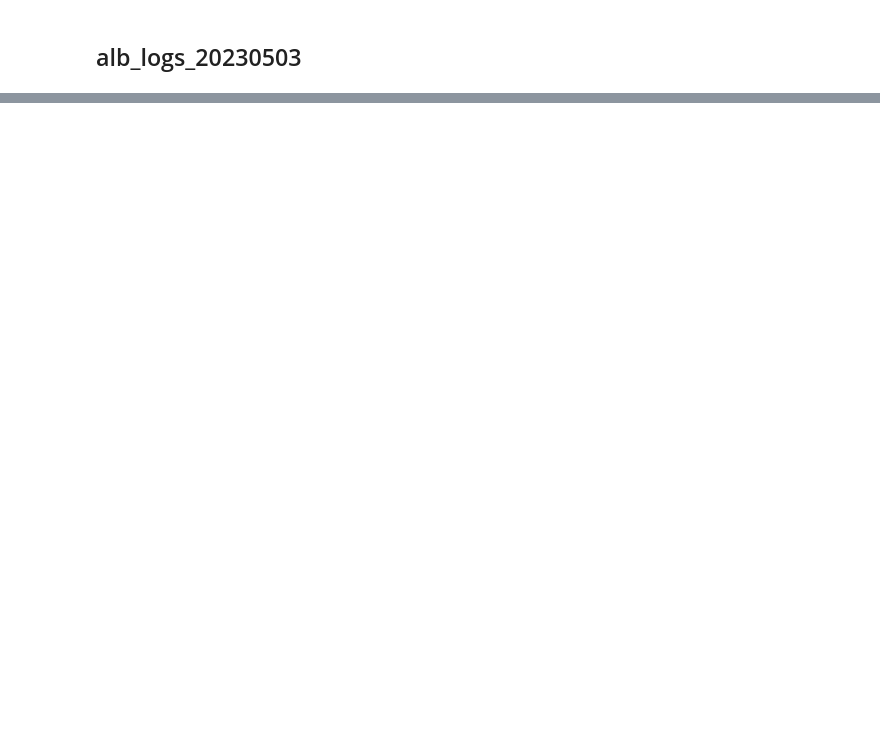
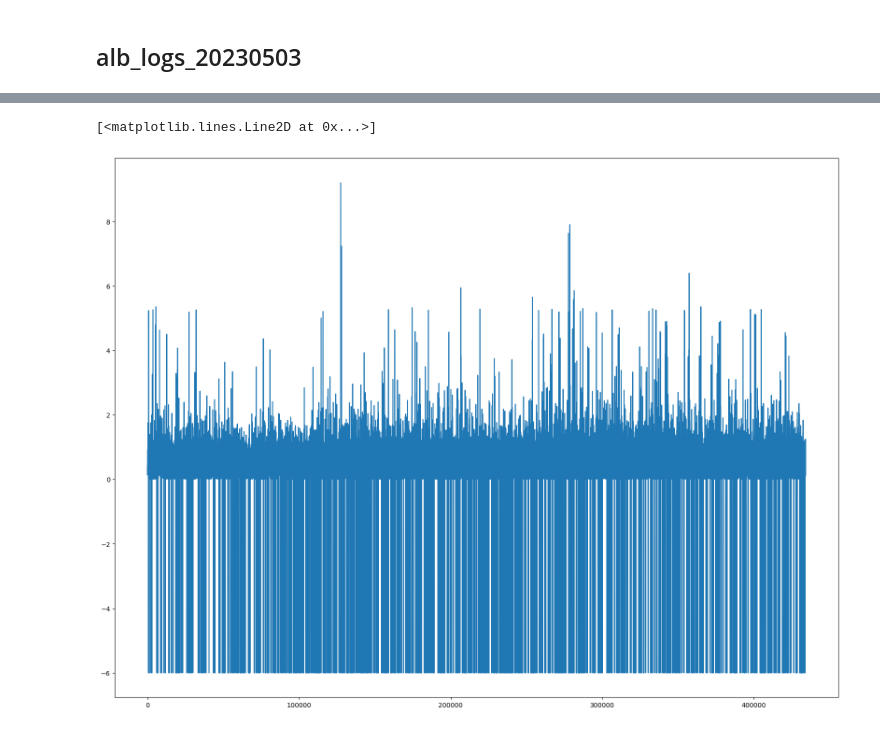
Before and after one commit to SpaceXAlphaBravoCharlie/Diplomski, a Jupyter notebook: Diplomski.ipynb, the cells around one changed output, grey strips where cells are left out. Drawn from its saved outputs; the diff is of its cells as text; code cells hidden in the pictures; blank space fills up the shorter version.

```diff
--- a/Diplomski.ipynb
+++ b/Diplomski.ipynb
@@ -435,0 +478,3 @@ alb_logs_20230509_df.shape
+# %%
+alb_logs_20230503_df['target_processing_time'][alb_logs_20230503_df['target_processing_time'] == -1.0] = -6.0
+alb_logs_20230503_df['target_processing_time'][alb_logs_20230503_df['target_processing_time'] == -6.0].head()
@@ -435,0 +492,6 @@ alb_logs_20230509_df.shape
+# %%
+figure(figsize=(20, 15))
+plt.plot(alb_logs_20230503_df['target_processing_time'])
+# %% [output]
+[<matplotlib.lines.Line2D at 0x...>]
+[figure, added]
```
Also changed, not shown: parts of 14 cells of this notebook.
